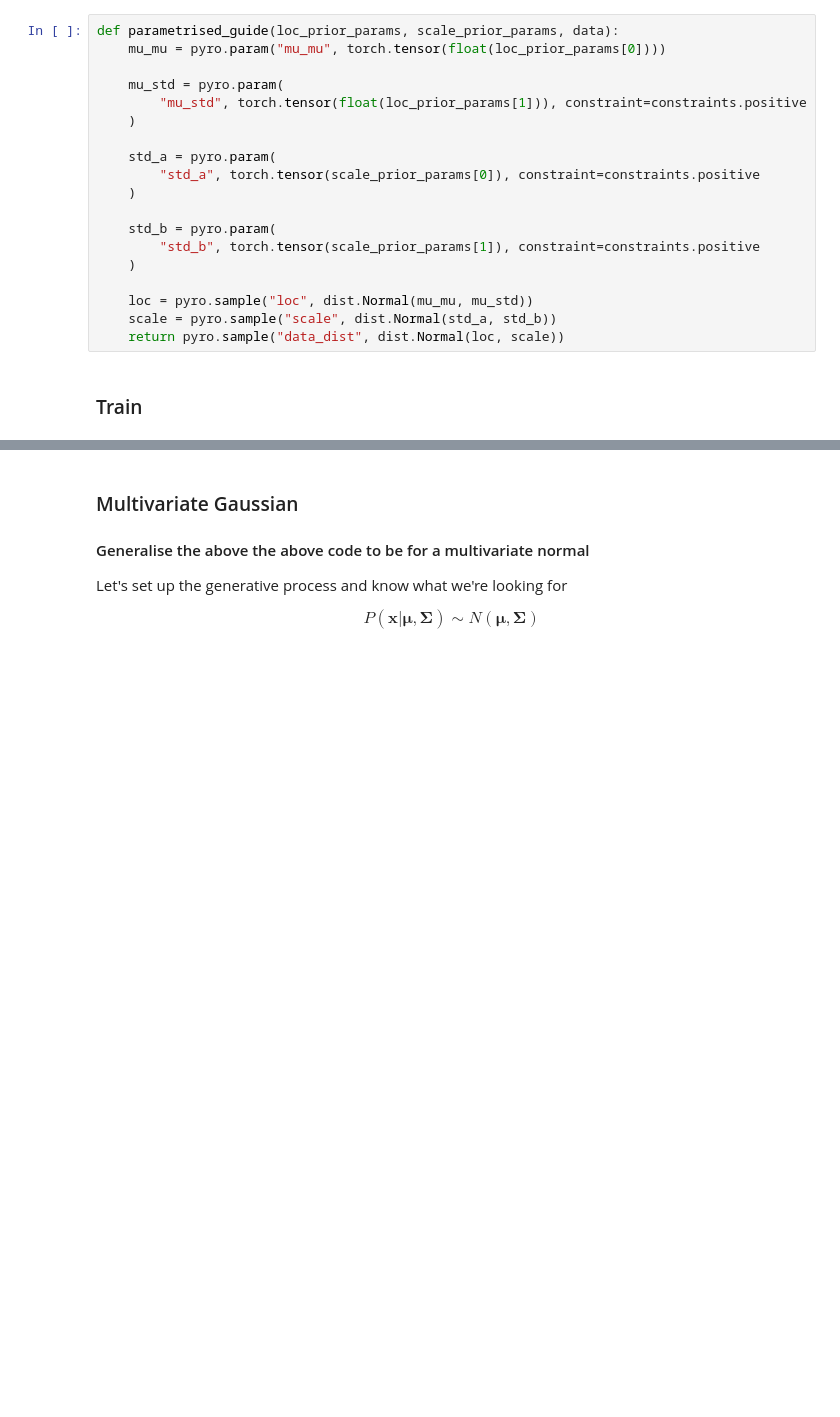
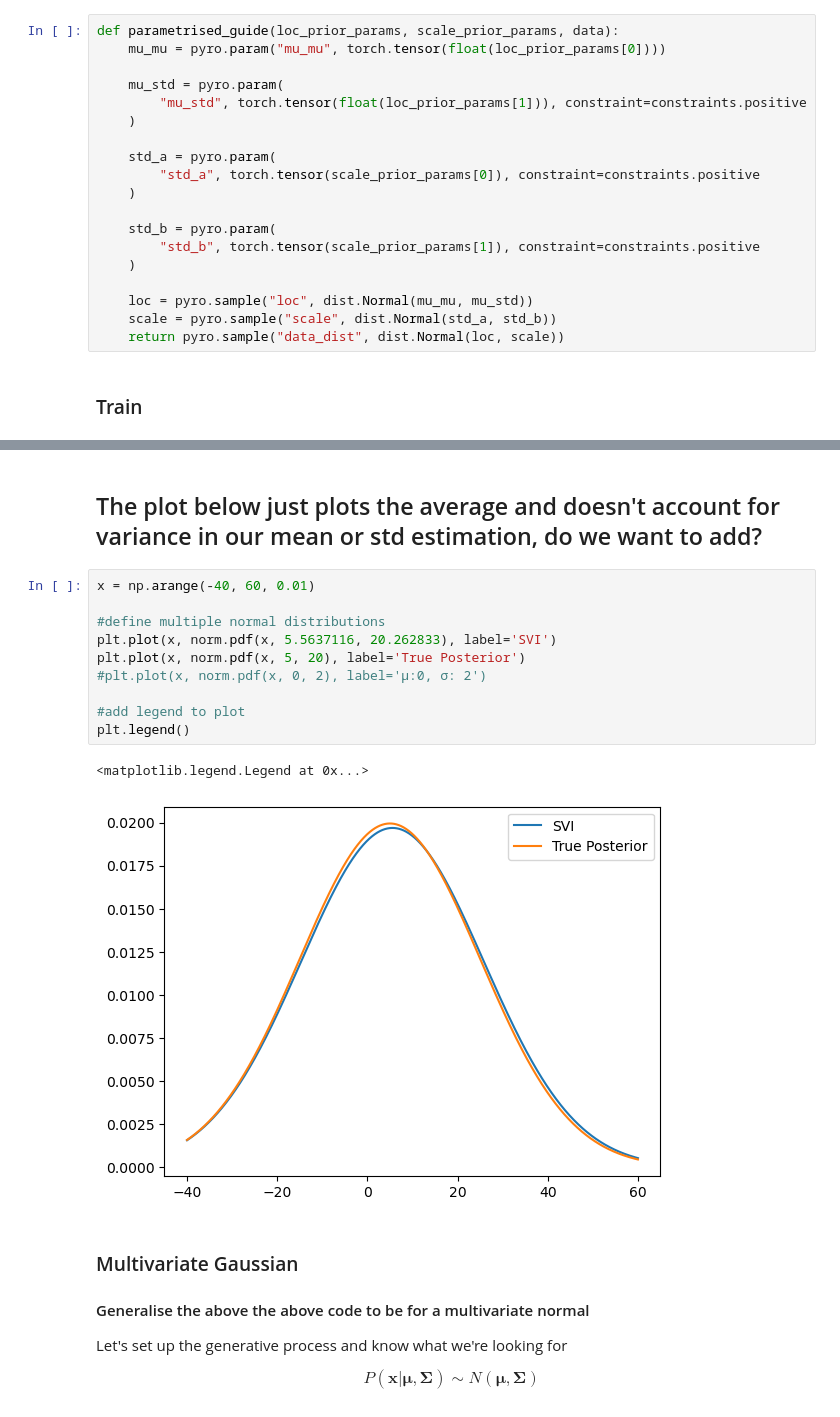
Before and after one commit to kmana1995/BayesianModeling, a Jupyter notebook: ProjectCode.ipynb, the cells around one changed output, grey strips where cells are left out. Cells and saved outputs as stored; diff of their text form; blank space fills up the shorter version.

```diff
--- a/ProjectCode.ipynb
+++ b/ProjectCode.ipynb
@@ -111,3 +113,18 @@ std_b 0.45077208
+# %% [markdown]
+## The plot below just plots the average and doesn't account for variance in our mean or std estimation, do we want to add?
+# %%
+x = np.arange(-40, 60, 0.01)
+
+#define multiple normal distributions
+plt.plot(x, norm.pdf(x, 5.5637116, 20.262833), label='SVI')
+plt.plot(x, norm.pdf(x, 5, 20), label='True Posterior')
+#plt.plot(x, norm.pdf(x, 0, 2), label='μ:0, σ: 2')
+
+#add legend to plot
+plt.legend()
+# %% [output]
+<matplotlib.legend.Legend at 0x...>
+[figure, added]
 # %% [markdown]
 ### Multivariate Gaussian
 #### Generalise the above the above code to be for a multivariate normal
```
Also changed, not shown: parts of 8 cells of this notebook.
